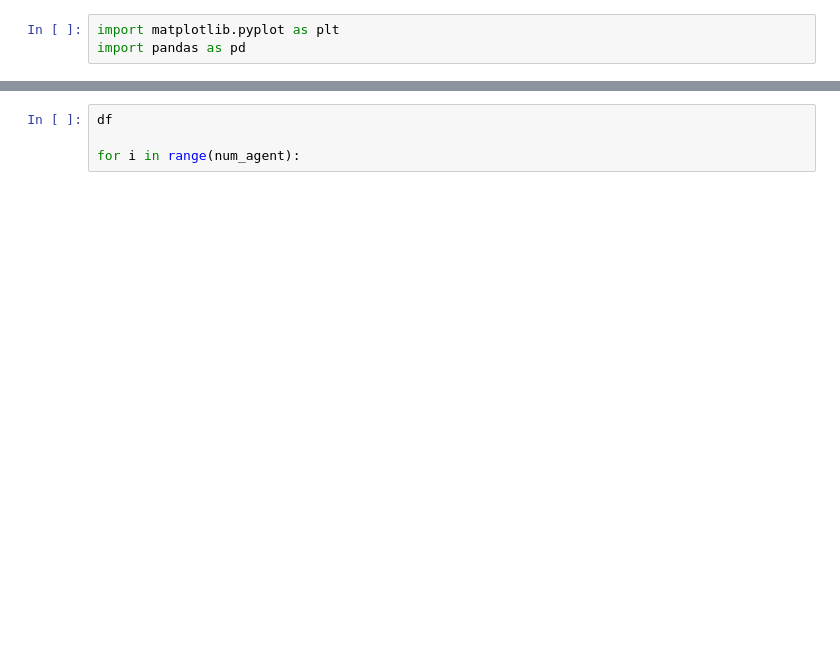
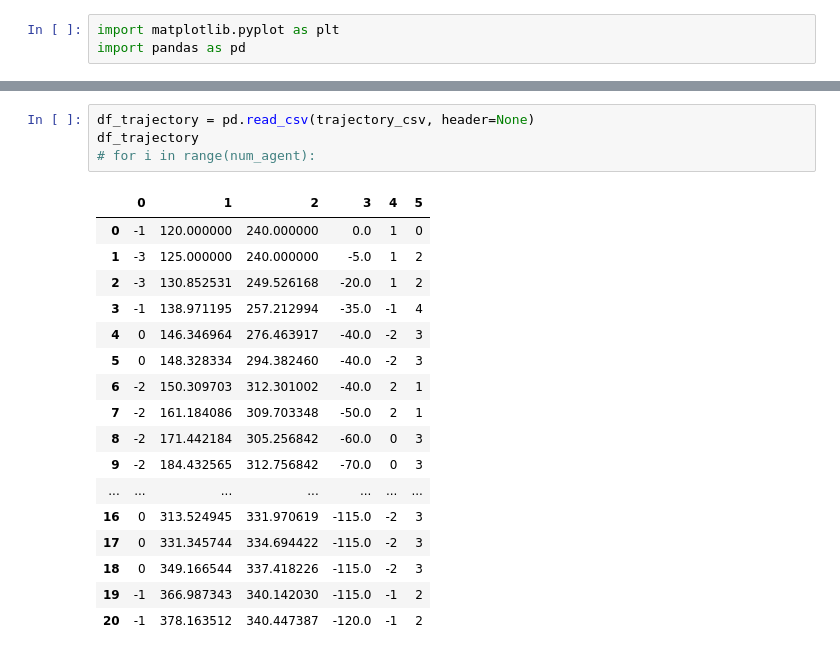
Before and after one commit to jihao2021/box-pushing, a Jupyter notebook: plotting.ipynb, the cells around one changed output, grey strips where cells are left out. Saved outputs shown, nothing was run; the diff lists cells and outputs as text; blank space fills up the shorter version.

```diff
--- a/plotting.ipynb
+++ b/plotting.ipynb
@@ -18,4 +22,22 @@ df_reward.loc[0, :].plot()
 # %%
-df
-
-for i in range(num_agent):
+df_trajectory = pd.read_csv(trajectory_csv, header=None)
+df_trajectory
+# for i in range(num_agent):
+# %% [output]
+|  | 0 | 1 | 2 | 3 | 4 | 5 |
+| 0 | -1 | 120.000000 | 240.000000 | 0.0 | 1 | 0 |
+| 1 | -3 | 125.000000 | 240.000000 | -5.0 | 1 | 2 |
+| 2 | -3 | 130.852531 | 249.526168 | -20.0 | 1 | 2 |
+| 3 | -1 | 138.971195 | 257.212994 | -35.0 | -1 | 4 |
+| 4 | 0 | 146.346964 | 276.463917 | -40.0 | -2 | 3 |
+| 5 | 0 | 148.328334 | 294.382460 | -40.0 | -2 | 3 |
+| 6 | -2 | 150.309703 | 312.301002 | -40.0 | 2 | 1 |
+| 7 | -2 | 161.184086 | 309.703348 | -50.0 | 2 | 1 |
+| 8 | -2 | 171.442184 | 305.256842 | -60.0 | 0 | 3 |
+| 9 | -2 | 184.432565 | 312.756842 | -70.0 | 0 | 3 |
+| ... | ... | ... | ... | ... | ... | ... |
+| 16 | 0 | 313.524945 | 331.970619 | -115.0 | -2 | 3 |
+| 17 | 0 | 331.345744 | 334.694422 | -115.0 | -2 | 3 |
+| 18 | 0 | 349.166544 | 337.418226 | -115.0 | -2 | 3 |
+| 19 | -1 | 366.987343 | 340.142030 | -115.0 | -1 | 2 |
+| 20 | -1 | 378.163512 | 340.447387 | -120.0 | -1 | 2 |
```
Also changed, not shown: parts of 6 cells of this notebook, 2 other files.
